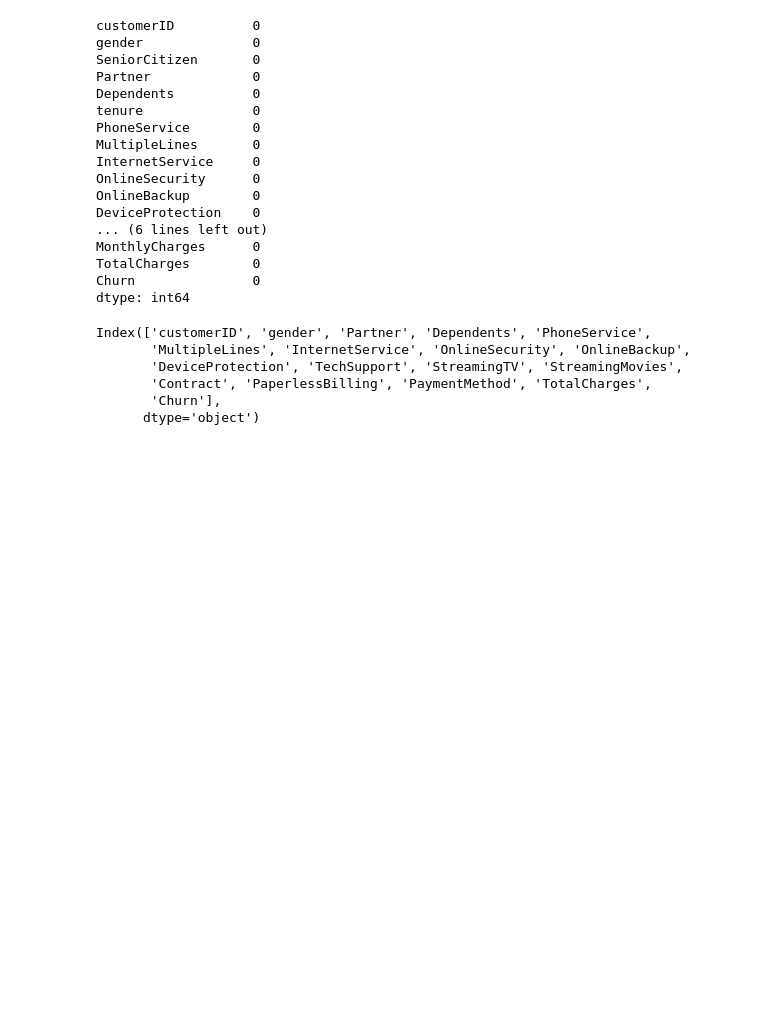
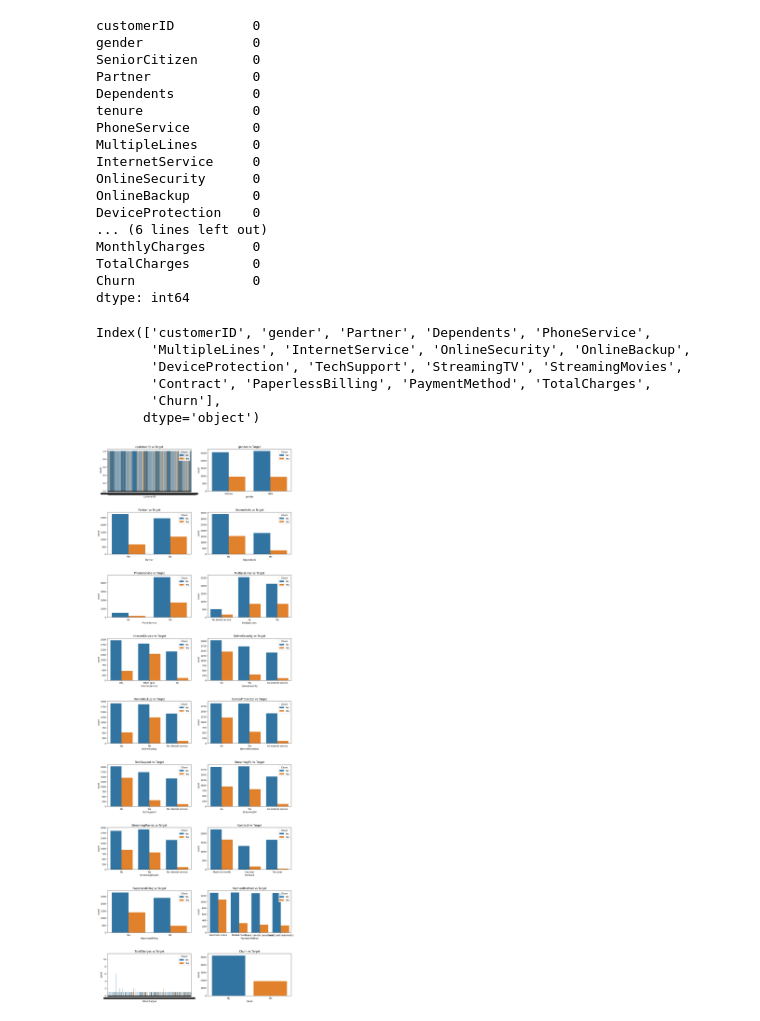
Before and after one commit to Morurifaith/Churn, a Jupyter notebook: churn.ipynb, the cells around one changed output. Saved outputs shown, nothing was run; the diff lists cells and outputs as text; code cells hidden in the pictures; blank space fills up the shorter version.

Commit message:
chart

```diff
--- a/churn.ipynb
+++ b/churn.ipynb
@@ -105,3 +105,25 @@ Index(['customerID', 'gender', 'Partner', 'Dependents', 'PhoneService',
        'Contract', 'PaperlessBilling', 'PaymentMethod', 'TotalCharges',
        'Churn'],
       dtype='object')
+# %%
+num_rows = (len(col) + 1) // 2  # Ensure at least 1 row
+num_cols = 2
+fig, axes = plt.subplots(num_rows, num_cols, figsize=(15, 5 * num_rows))
+fig.subplots_adjust(hspace=0.5)  # Adjust vertical spacing
+
+# Flatten the axes array for easy iteration
+axes = axes.flatten()
+
+# Loop through object columns and create visualizations
+for i, column in enumerate(col):
+    ax = axes[i]
+    sns.countplot(x=column, hue='Churn', data=dif, ax=ax)
+    ax.set_title(f'{column} vs Target')
+
+# If the number of subplots is odd, remove the empty subplot
+if len(col) % 2 != 0:
+    fig.delaxes(axes[-1])
+
+plt.show()
+# %% [output]
+[figure, added]
```
Also changed, not shown: parts of 1 cell of this notebook.
